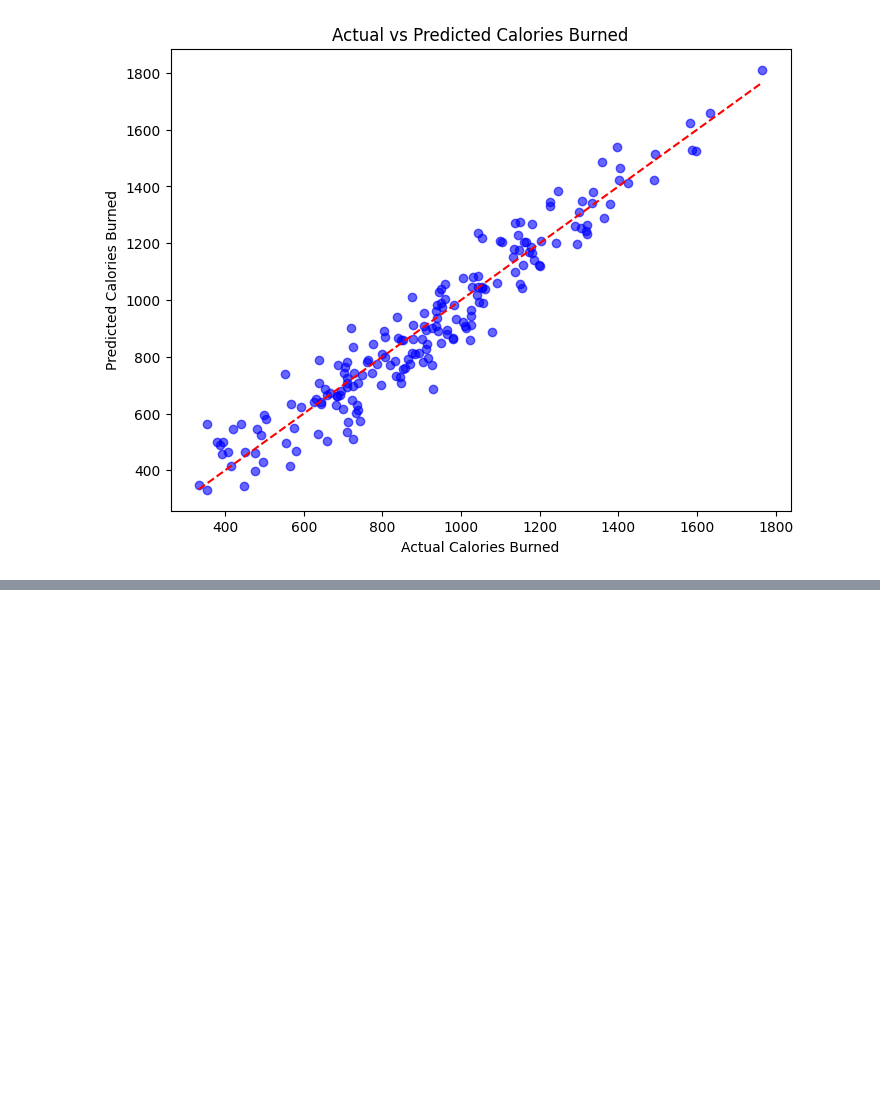
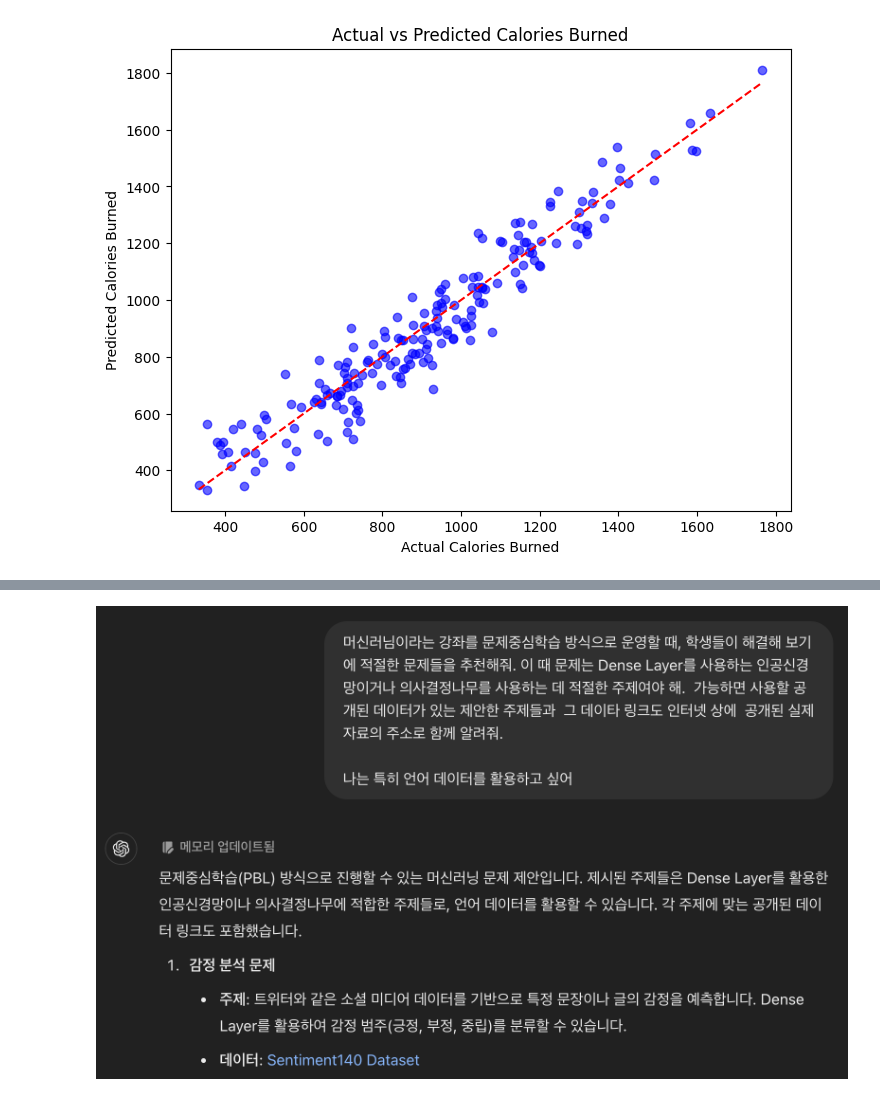
Before and after one commit to ddinggul/ML_health, a Jupyter notebook: 기말프로젝트_2011051_최준서.ipynb, the cells around one changed output, grey strips where cells are left out. Cells and saved outputs as stored; diff of their text form; code cells hidden in the pictures; blank space fills up the shorter version.

```diff
--- a/기말프로젝트_2011051_최준서.ipynb
+++ b/기말프로젝트_2011051_최준서.ipynb
@@ -207,0 +205,11 @@ plt.show()
+# %%
+from IPython.display import Image, display
+
+# 이미지 표시
+image_path_1 = '/Users/junseo/PycharmProjects/ML_health/주제선정_1.png'
+image_path_2 = '/Users/junseo/PycharmProjects/ML_health/주제선정_2.png'
+image_path_3 = '/Users/junseo/PycharmProjects/ML_health/주제선정_3.png'
+# %%
+display(Image(filename=image_path_1))
+# %% [output]
+[figure, added]
```
Also changed, not shown: parts of 3 cells of this notebook.
